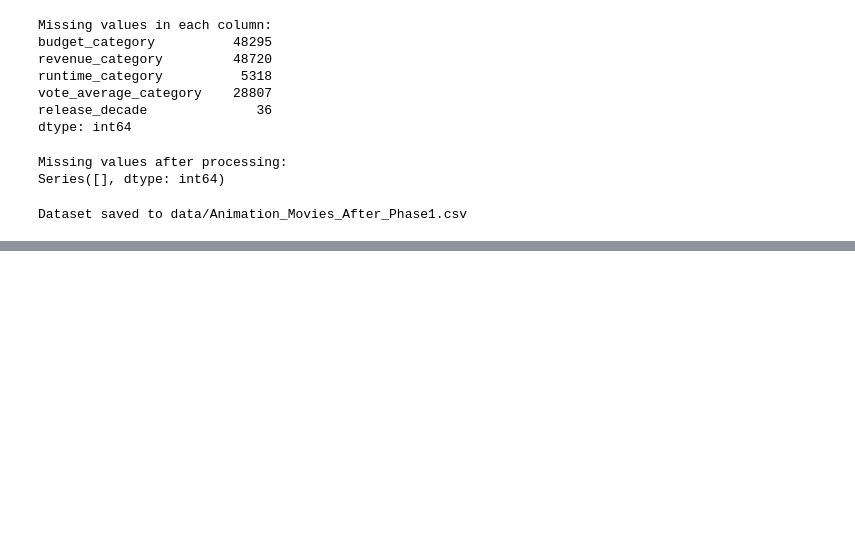
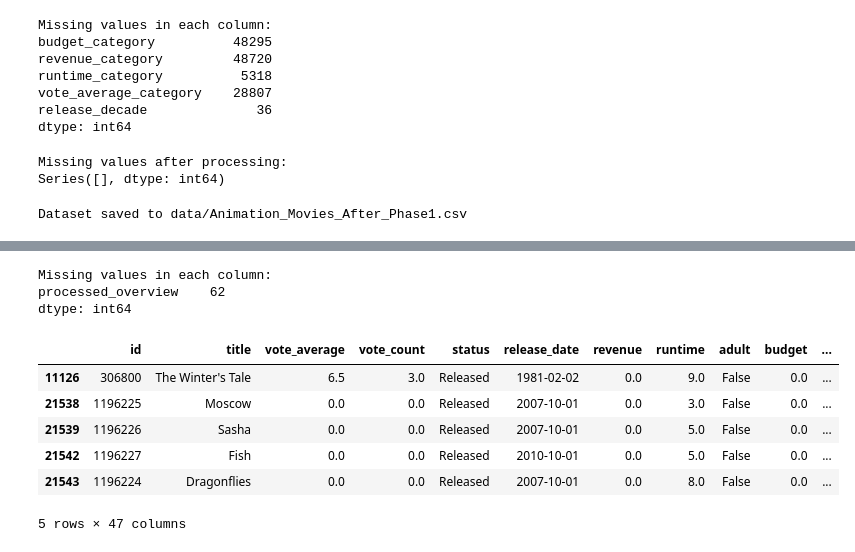
Before and after one commit to Pooria82/Movies-Data-Analysis, a Jupyter notebook: Phase1.ipynb, the cells around one changed output, grey strips where cells are left out. Saved outputs shown, nothing was run; the diff lists cells and outputs as text; code cells hidden in the pictures; blank space fills up the shorter version.

```diff
--- a/Phase1.ipynb
+++ b/Phase1.ipynb
@@ -1461,3 +1458,11 @@ df.to_csv(output_path, index=False, encoding='utf-8')
 print(f"Dataset saved to {output_path}")
 # %% [output]
 Dataset saved to data/Animation_Movies_After_Phase1.csv
+# %%
+# Load the dataset
+file_path = "data/Animation_Movies_After_Phase1.csv"
+new_df = pd.read_csv(file_path)
+
+# Display the first few rows of the dataset
+print("Dataset Loaded Successfully!")
+new_df.head()
@@ -1463,0 +1478,18 @@ Dataset saved to data/Animation_Movies_After_Phase1.csv
+# %%
+missing_values = new_df.isnull().sum()
+print("Missing values in each column:")
+print(missing_values[missing_values > 0])
+# %% [output]
+Missing values in each column:
+processed_overview    62
+dtype: int64
+# %%
+new_df[new_df['processed_overview'].isnull()].head()
+# %% [output]
+|  | id | title | vote_average | vote_count | status | release_date | revenue | runtime | adult | budget | ... |
+| 11126 | 306800 | The Winter's Tale | 6.5 | 3.0 | Released | 1981-02-02 | 0.0 | 9.0 | False | 0.0 | ... |
+| 21538 | 1196225 | Moscow | 0.0 | 0.0 | Released | 2007-10-01 | 0.0 | 3.0 | False | 0.0 | ... |
+| 21539 | 1196226 | Sasha | 0.0 | 0.0 | Released | 2007-10-01 | 0.0 | 5.0 | False | 0.0 | ... |
+| 21542 | 1196227 | Fish | 0.0 | 0.0 | Released | 2010-10-01 | 0.0 | 5.0 | False | 0.0 | ... |
+| 21543 | 1196224 | Dragonflies | 0.0 | 0.0 | Released | 2007-10-01 | 0.0 | 8.0 | False | 0.0 | ... |
+5 rows × 47 columns
```
Also changed, not shown: parts of 6 cells of this notebook, 7 other files.
